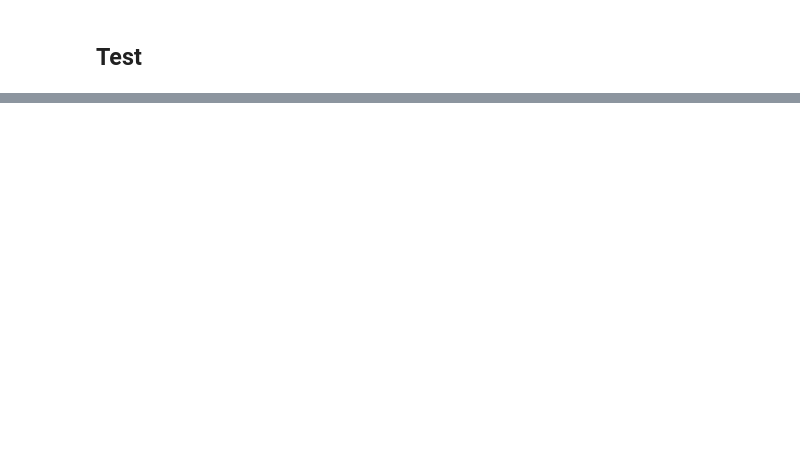
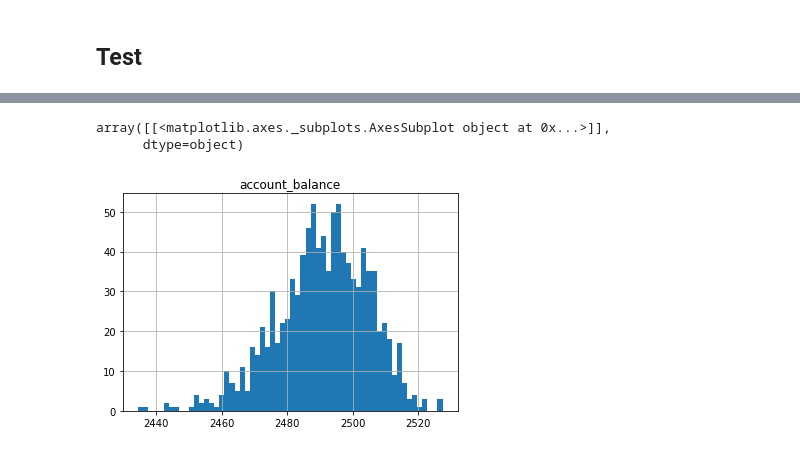
Before and after one commit to FutureSharks/ml-finance, a Jupyter notebook: examples/1-deep-q-learning-simulated/deep-q-learning-agent-simulated-prices.ipynb, the cells around one changed output, grey strips where cells are left out. Drawn from its saved outputs; the diff is of its cells as text; code cells hidden in the pictures; blank space fills up the shorter version.

```diff
--- a/examples/1-deep-q-learning-simulated/deep-q-learning-agent-simulated-prices.ipynb
+++ b/examples/1-deep-q-learning-simulated/deep-q-learning-agent-simulated-prices.ipynb
@@ -153,21 +168,23 @@ plt.show()
 # %% [markdown]
 ## Test
-# %%
-state_size = env.observation_space.shape
-action_size = env.action_space.n
-agent = DQNAgent(state_size, action_size)
-scaler = get_scaler(env)
-test_portfolio_value = []
 # %%
 # remake the env with test data
-env = TradingEnv(test_data, initial_invest)
-# load trained weights from latest saved
-latest_weights_file = max(glob.glob('weights/*.h5'), key=os.path.getctime)
-print('loading weights file: {0}'.format(latest_weights_file))
-agent.load(latest_weights_file)
+env = SimpleTradingEnvironment(
+    price_data=test_data,
+    environment_columns=environment_columns
+)
+state_size = env.observation_space.shape
+action_size = env.action_space.n
+scaler = get_scaler(env)
 test_results = pd.DataFrame()
+
+# Uncomment to load trained model from latest saved
+# agent = DQNAgent(state_size, action_size)
+# latest_model_file = max(glob.glob('*.h5'), key=os.path.getctime)
+# print('loading model: {0}'.format(latest_model_file))
+# agent.load(latest_model_file)
 # %%
-for e in range(episode):
+for e in range(1000):
     state = env.reset()
     state = scaler.transform([state])
     for i in range(env.n_step):
@@ -178,6 +195,4 @@ for e in range(episode):
         if done:
             test_results = test_results.append(env._stats(), ignore_index=True)
             break
-# %%
-test_results['profit'] = test_results['value'] - initial_invest
 # %%
@@ -188,2 +202,6 @@ print('Median profit: {0} ({1}%)'.format(
 # %%
-test_results.hist(column='profit', bins=60)
+test_results.hist(column='account_balance', bins=60)
+# %% [output]
+array([[<matplotlib.axes._subplots.AxesSubplot object at 0x...>]],
+      dtype=object)
+[figure, added]
```
Also changed, not shown: parts of 11 cells of this notebook, 6 other files.
